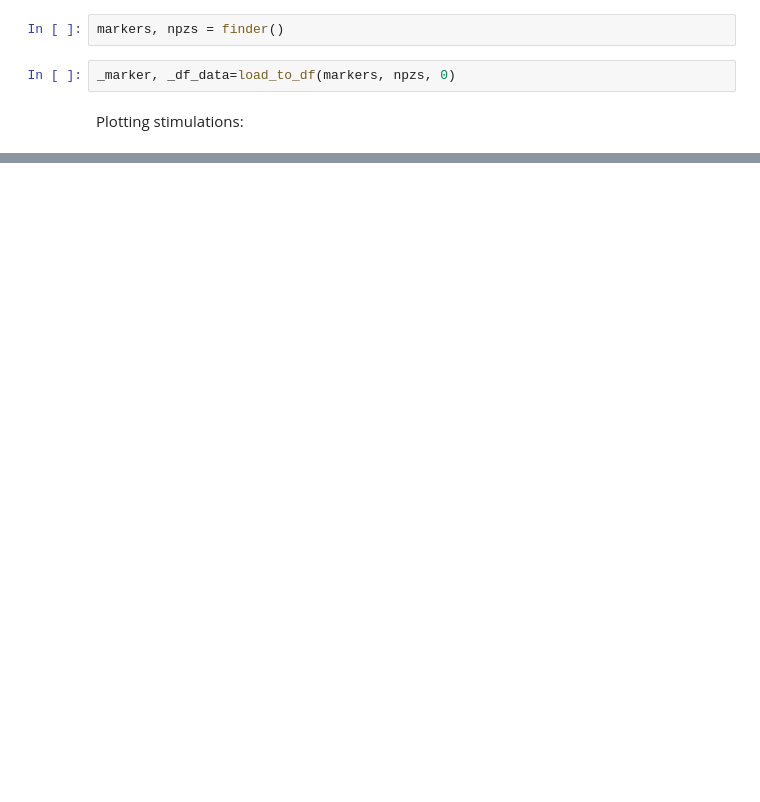
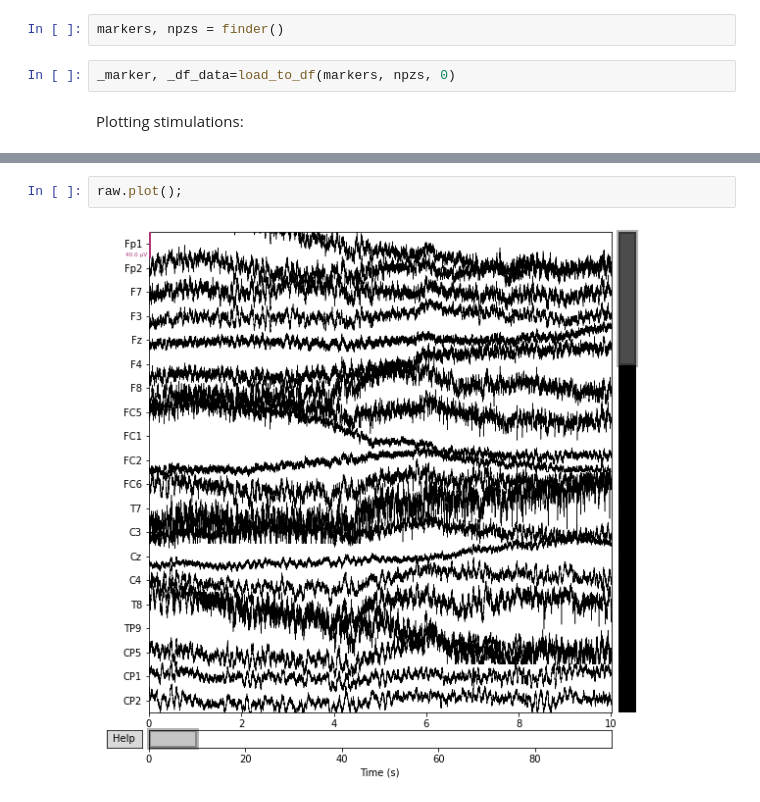
Before and after one commit to tmorshed/bme-1500, a Jupyter notebook: exploration.ipynb, the cells around one changed output, grey strips where cells are left out. Saved outputs shown, nothing was run; the diff lists cells and outputs as text; blank space fills up the shorter version.

```diff
--- a/exploration.ipynb
+++ b/exploration.ipynb
@@ -99,0 +152,4 @@ _df_data.tail()
+# %%
+raw.plot();
+# %% [output]
+[figure, added]
```
Also changed, not shown: parts of 10 cells of this notebook.
